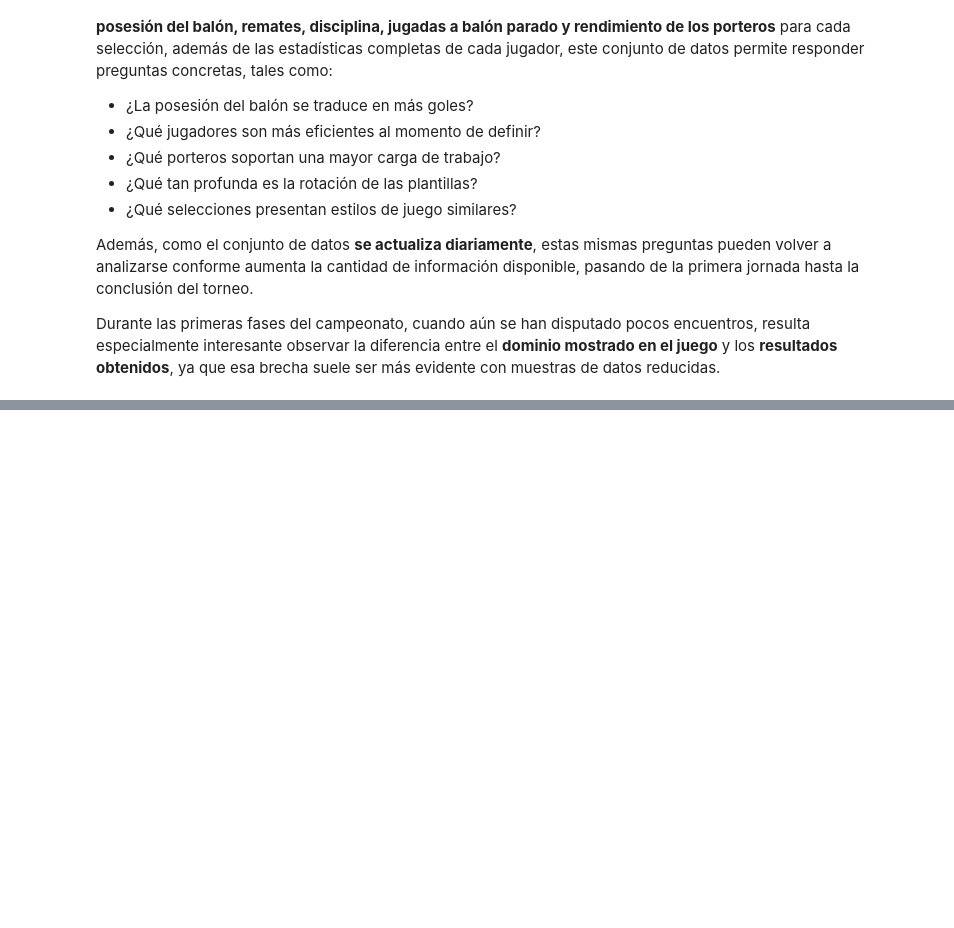
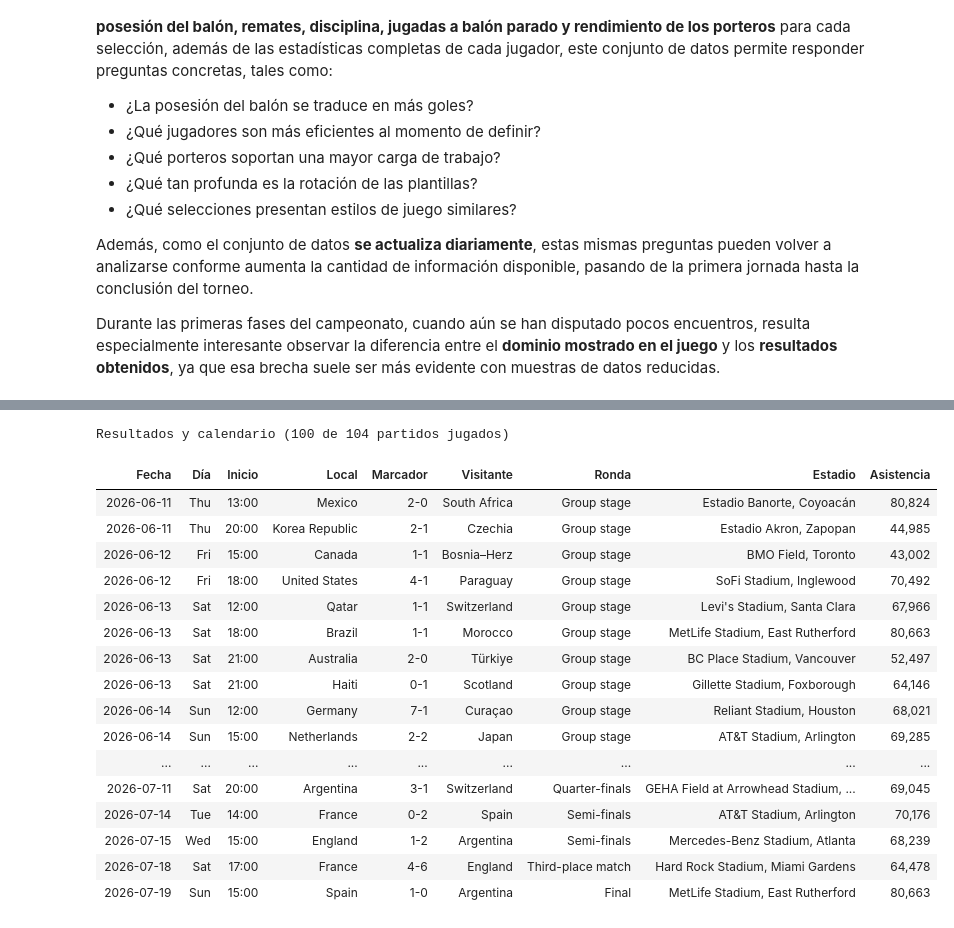
Before and after one commit to el-yisus-dev/KDBE_9B_IDGS_PRACTICES_220076, a Jupyter notebook: World_Cup_EDA_220076.ipynb, the cells around one changed output, grey strips where cells are left out. Cells and saved outputs as stored; diff of their text form; code cells hidden in the pictures; blank space fills up the shorter version.

```diff
--- a/World_Cup_EDA_220076.ipynb
+++ b/World_Cup_EDA_220076.ipynb
@@ -218,0 +1099,50 @@ print("rounds so far:", ", ".join(ROUNDS) if ROUNDS else "none")
+# %%
+sb = matches.copy()
+
+sb["inicio_partido"] = pd.to_datetime(
+    sb["date"].astype(str) + " " + sb["start_time"].astype(str),
+    errors="coerce"
+)
+
+sb = sb.sort_values("inicio_partido")
+
+marcador = pd.DataFrame({
+    "Fecha": sb["date"],
+    "Día": sb.get("dayofweek"),
+    "Inicio": sb.get("start_time"),
+    "Local": sb["home_team"],
+    "Marcador": sb["score"].astype(str).str.replace("–", "-", regex=False).replace("nan", ""),
+    "Visitante": sb["away_team"],
+    "Ronda": sb.get("round"),
+    "Estadio": sb["venue"],
+    "Asistencia": sb["attendance_n"],
+}).reset_index(drop=True)
+
+estilo = (
+    marcador.style
+    .format({"Asistencia": "{:,.0f}"}, na_rep="-")
+    .background_gradient(subset=["Asistencia"], cmap="Blues")
+    .set_caption(f"Resultados y calendario ({N_MATCHES_PLAYED} de {N_MATCHES_TOTAL} partidos jugados)")
+    .hide(axis="index")
+)
+
+estilo
+# %% [output]
+Resultados y calendario (100 de 104 partidos jugados)
+| Fecha | Día | Inicio | Local | Marcador | Visitante | Ronda | Estadio | Asistencia |
+| 2026-06-11 | Thu | 13:00 | Mexico | 2-0 | South Africa | Group stage | Estadio Banorte, Coyoacán | 80,824 |
+| 2026-06-11 | Thu | 20:00 | Korea Republic | 2-1 | Czechia | Group stage | Estadio Akron, Zapopan | 44,985 |
+| 2026-06-12 | Fri | 15:00 | Canada | 1-1 | Bosnia–Herz | Group stage | BMO Field, Toronto | 43,002 |
+| 2026-06-12 | Fri | 18:00 | United States | 4-1 | Paraguay | Group stage | SoFi Stadium, Inglewood | 70,492 |
+| 2026-06-13 | Sat | 12:00 | Qatar | 1-1 | Switzerland | Group stage | Levi's Stadium, Santa Clara | 67,966 |
+| 2026-06-13 | Sat | 18:00 | Brazil | 1-1 | Morocco | Group stage | MetLife Stadium, East Rutherford | 80,663 |
+| 2026-06-13 | Sat | 21:00 | Australia | 2-0 | Türkiye | Group stage | BC Place Stadium, Vancouver | 52,497 |
+| 2026-06-13 | Sat | 21:00 | Haiti | 0-1 | Scotland | Group stage | Gillette Stadium, Foxborough | 64,146 |
+| 2026-06-14 | Sun | 12:00 | Germany | 7-1 | Curaçao | Group stage | Reliant Stadium, Houston | 68,021 |
+| 2026-06-14 | Sun | 15:00 | Netherlands | 2-2 | Japan | Group stage | AT&T Stadium, Arlington | 69,285 |
+| ... | ... | ... | ... | ... | ... | ... | ... | ... |
+| 2026-07-11 | Sat | 20:00 | Argentina | 3-1 | Switzerland | Quarter-finals | GEHA Field at Arrowhead Stadium, ... | 69,045 |
+| 2026-07-14 | Tue | 14:00 | France | 0-2 | Spain | Semi-finals | AT&T Stadium, Arlington | 70,176 |
+| 2026-07-15 | Wed | 15:00 | England | 1-2 | Argentina | Semi-finals | Mercedes-Benz Stadium, Atlanta | 68,239 |
+| 2026-07-18 | Sat | 17:00 | France | 4-6 | England | Third-place match | Hard Rock Stadium, Miami Gardens | 64,478 |
+| 2026-07-19 | Sun | 15:00 | Spain | 1-0 | Argentina | Final | MetLife Stadium, East Rutherford | 80,663 |
```
Also changed, not shown: parts of 34 cells of this notebook, 3 other files.
